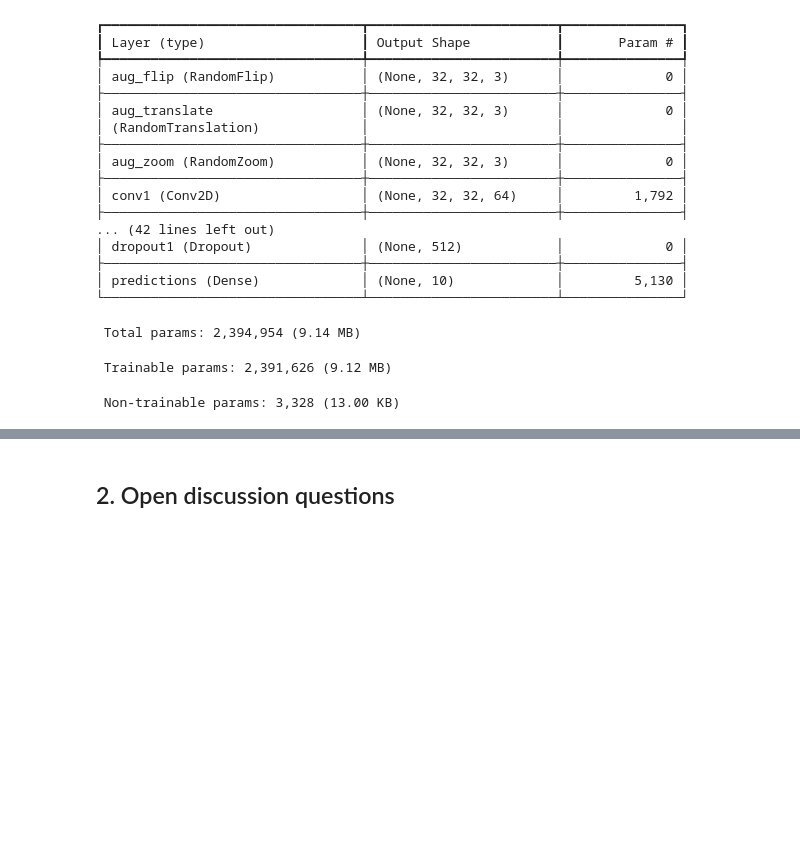
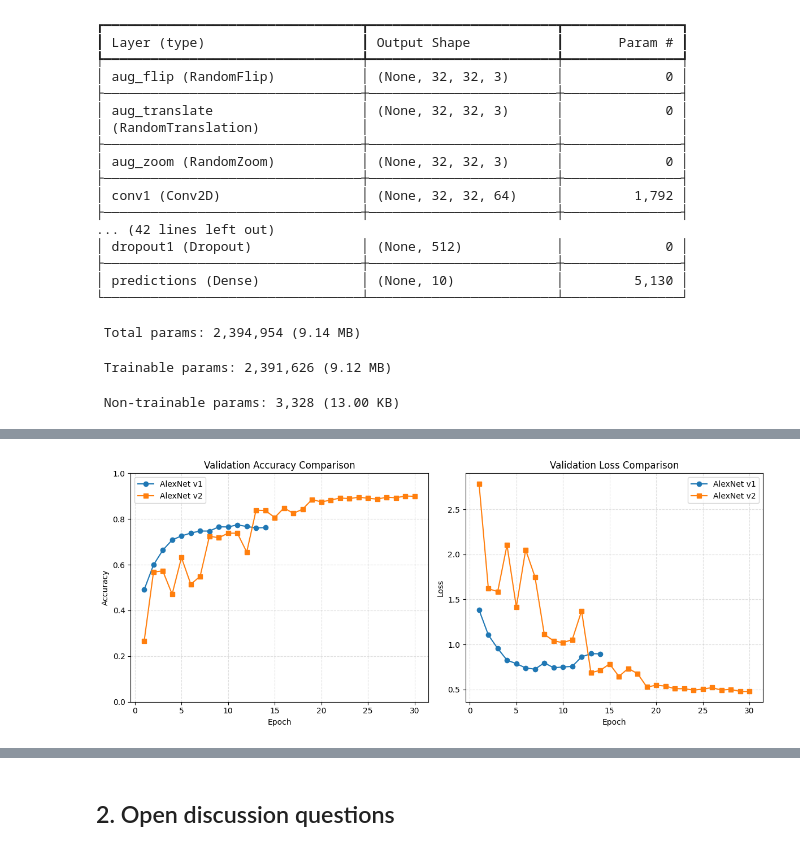
Before and after one commit to mintus2511/DL4AI_230167_Assignment_1, a Jupyter notebook: Assignment_1_Layers.ipynb, the cells around one changed output, grey strips where cells are left out. Saved outputs shown, nothing was run; the diff lists cells and outputs as text; code cells hidden in the pictures; blank space fills up the shorter version.

```diff
--- a/Assignment_1_Layers.ipynb
+++ b/Assignment_1_Layers.ipynb
@@ -708,0 +1138,52 @@ Epoch 30/30
+# %%
+# Determine epoch lengths
+epochs_v1 = range(1, len(history.history['val_accuracy']) + 1)
+epochs_v2 = range(1, len(history_v2.history['val_accuracy']) + 1)
+
+plt.figure(figsize=(12,5))
+
+
+# 1) Validation Accuracy
+plt.subplot(1,2,1)
+
+plt.plot(epochs_v1,
+         history.history['val_accuracy'],
+         marker='o',
+         label='AlexNet v1')
+
+plt.plot(epochs_v2,
+         history_v2.history['val_accuracy'],
+         marker='s',
+         label='AlexNet v2')
+
+plt.title("Validation Accuracy Comparison")
+plt.xlabel("Epoch")
+plt.ylabel("Accuracy")
+plt.ylim(0, 1.0)
+plt.legend()
+plt.grid(True, linestyle='--', alpha=0.4)
+
+
+# 2) Validation Loss
+plt.subplot(1,2,2)
+
+plt.plot(epochs_v1,
+         history.history['val_loss'],
+         marker='o',
+         label='AlexNet v1')
+
+plt.plot(epochs_v2,
+         history_v2.history['val_loss'],
+         marker='s',
+         label='AlexNet v2')
+
+plt.title("Validation Loss Comparison")
+plt.xlabel("Epoch")
+plt.ylabel("Loss")
+plt.legend()
+plt.grid(True, linestyle='--', alpha=0.4)
+
+plt.tight_layout()
+plt.show()
+# %% [output]
+[figure, added]
```
Also changed, not shown: parts of 49 cells of this notebook.
